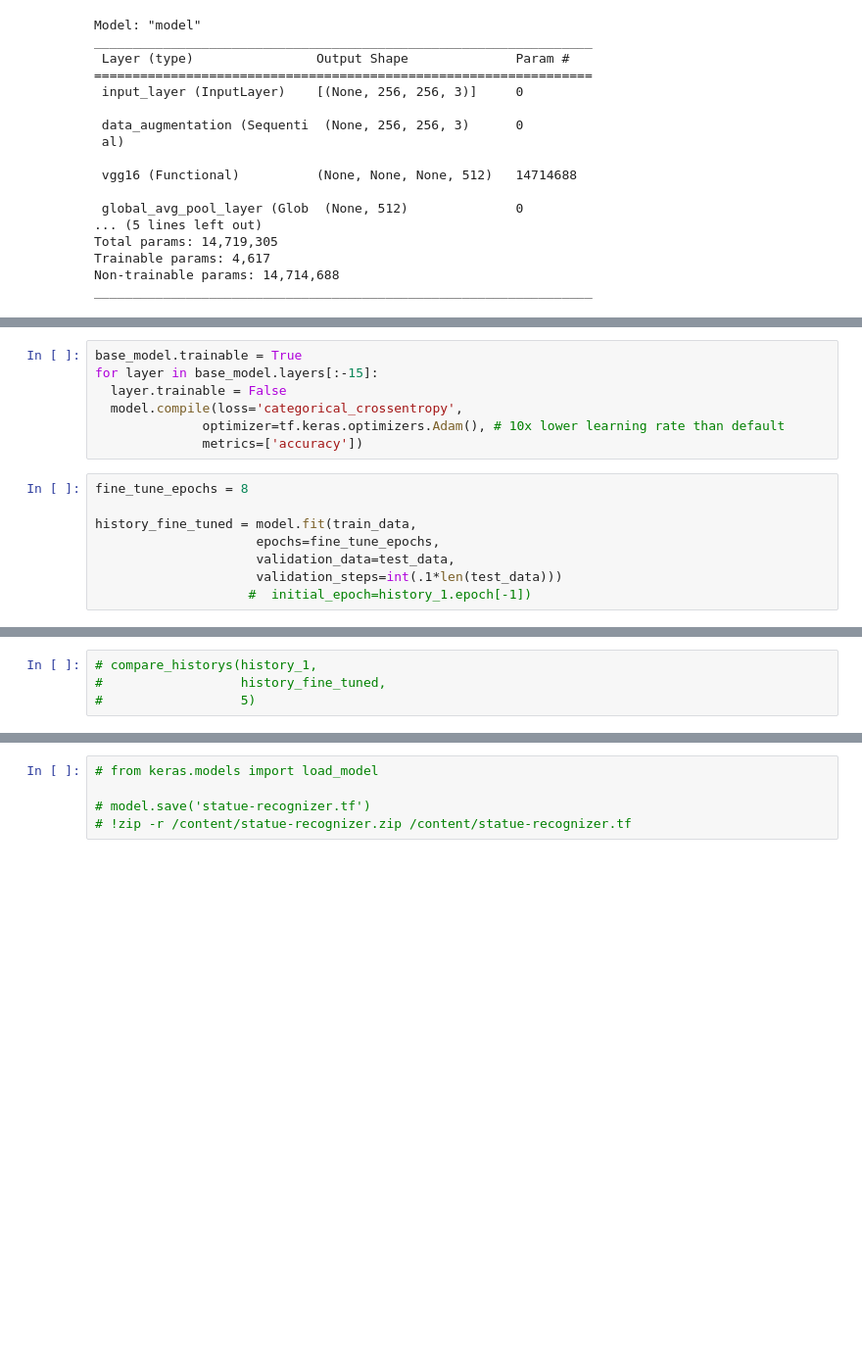
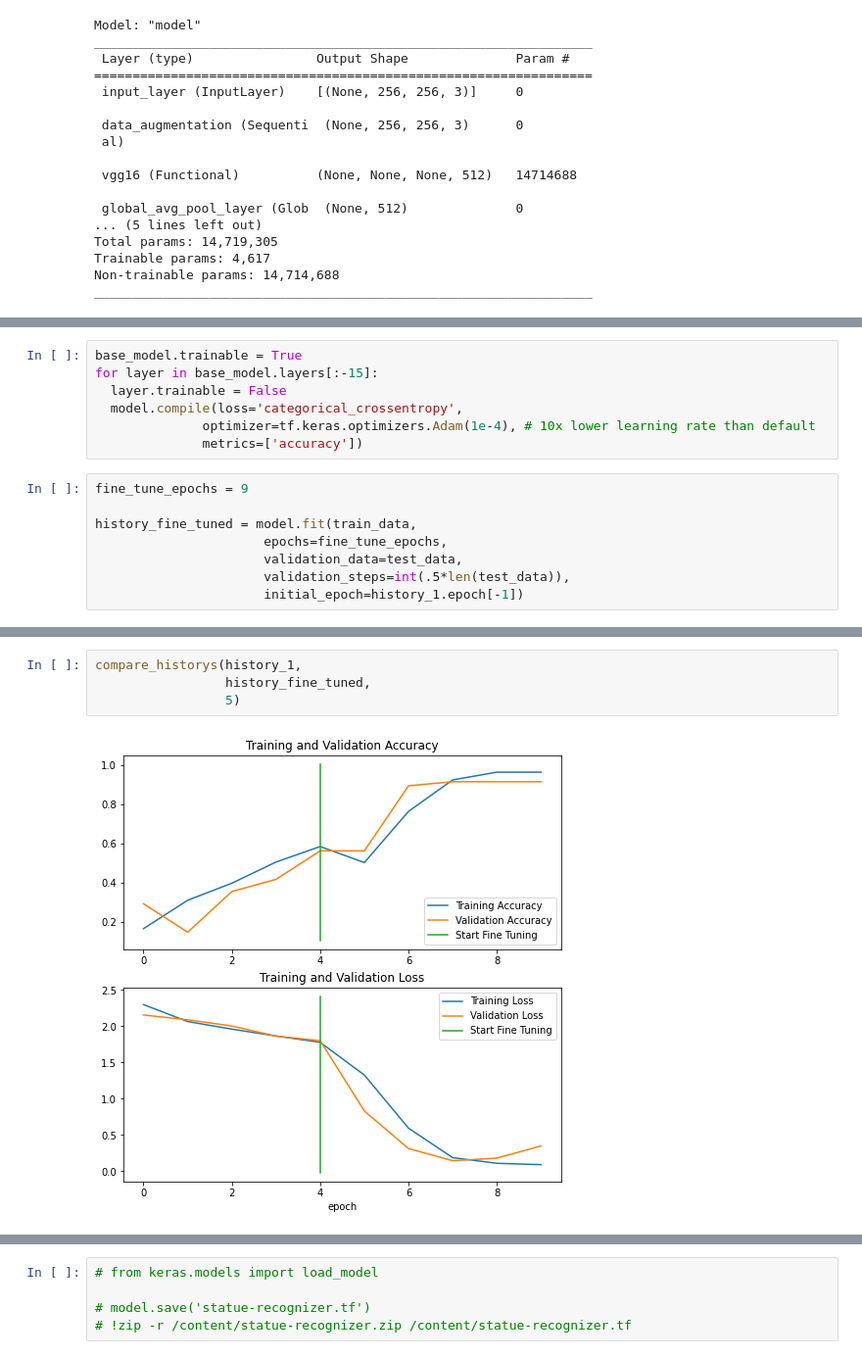
Before and after one commit to perkeje/fif_the_statue_cnn, a Jupyter notebook: Copy_of_FindTheStatue.ipynb, the cells around one changed output, grey strips where cells are left out. Shown at 98% size. Cells and saved outputs as stored; diff of their text form; blank space fills up the shorter version.

```diff
--- a/Copy_of_FindTheStatue.ipynb
+++ b/Copy_of_FindTheStatue.ipynb
@@ -168,14 +174,14 @@ base_model.trainable = True
 for layer in base_model.layers[:-15]:
   layer.trainable = False
   model.compile(loss='categorical_crossentropy',
-              optimizer=tf.keras.optimizers.Adam(), # 10x lower learning rate than default
+              optimizer=tf.keras.optimizers.Adam(1e-4), # 10x lower learning rate than default
               metrics=['accuracy'])
 # %%
-fine_tune_epochs = 8
+fine_tune_epochs = 9
 
 history_fine_tuned = model.fit(train_data,
-                     epochs=fine_tune_epochs,
-                     validation_data=test_data,
-                     validation_steps=int(.1*len(test_data)))
-                    #  initial_epoch=history_1.epoch[-1])
+                      epochs=fine_tune_epochs,
+                      validation_data=test_data,
+                      validation_steps=int(.5*len(test_data)),
+                      initial_epoch=history_1.epoch[-1])
 # %% [output]
@@ -188,6 +209,8 @@ plot_loss_curves(history_fine_tuned)
 # %%
-# compare_historys(history_1,
-#                  history_fine_tuned,
-#                  5)
+compare_historys(history_1,
+                 history_fine_tuned,
+                 5)
+# %% [output]
+[figure, added]
 # %%
 model.evaluate(train_data)
```
Also changed, not shown: parts of 19 cells of this notebook.
